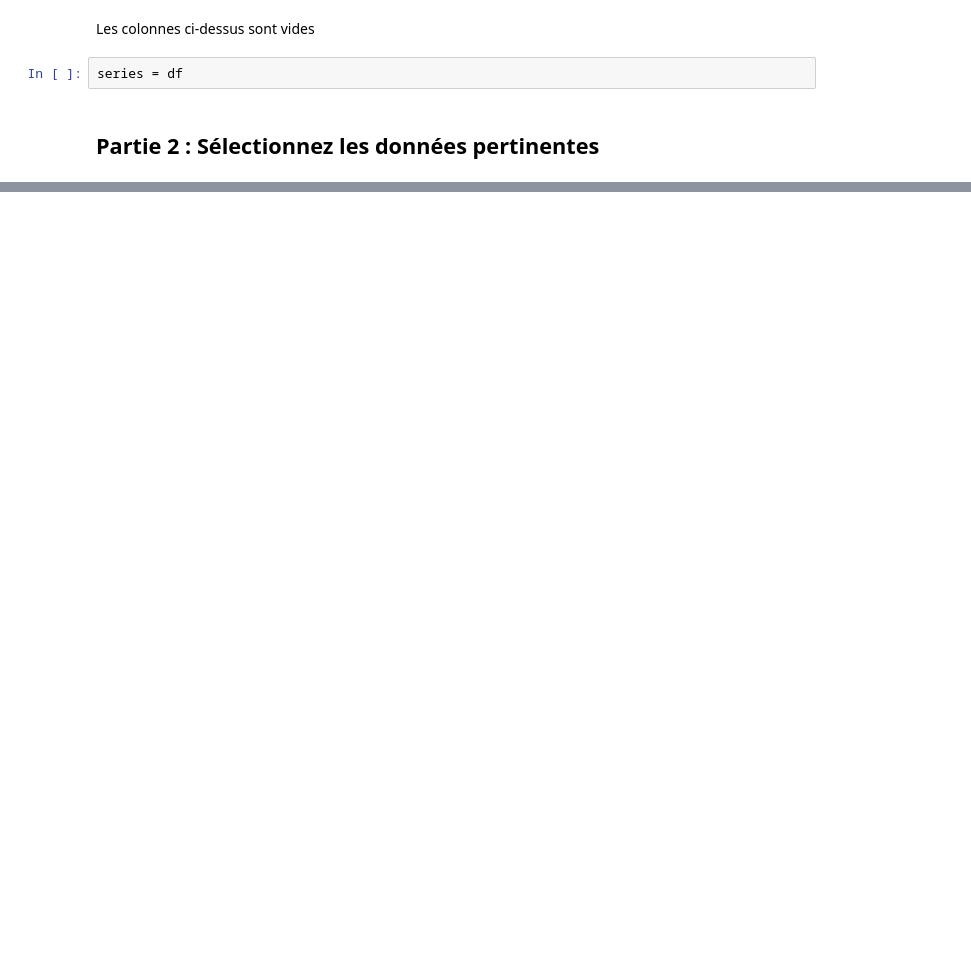
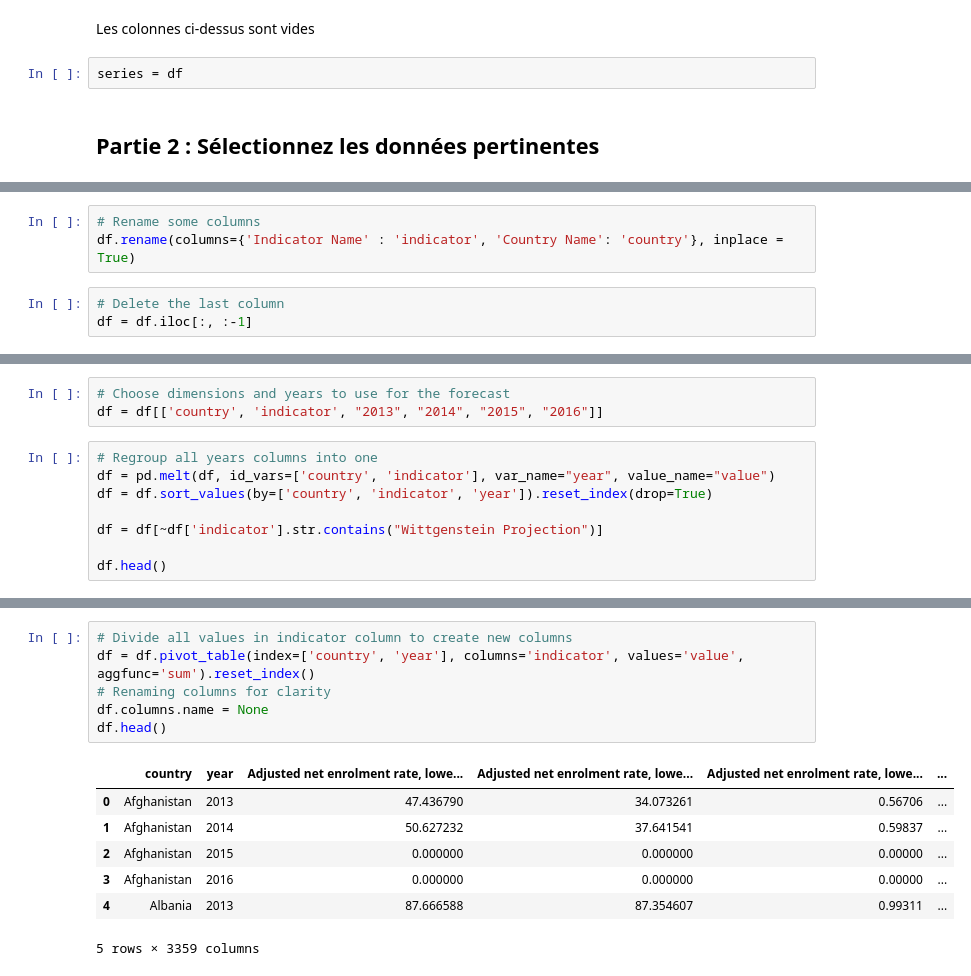
Before and after one commit to jjbochard/ocr_data_science_p2, a Jupyter notebook: study_case_p2.ipynb, the cells around one changed output, grey strips where cells are left out. Drawn from its saved outputs; the diff is of its cells as text; blank space fills up the shorter version.

```diff
--- a/study_case_p2.ipynb
+++ b/study_case_p2.ipynb
@@ -480,0 +421,6 @@ for year in years:
+# %%
+# Rename some columns
+df.rename(columns={'Indicator Name' : 'indicator', 'Country Name': 'country'}, inplace = True)
+# %%
+# Delete the last column
+df = df.iloc[:, :-1]
@@ -480,0 +437,11 @@ for year in years:
+# %%
+# Choose dimensions and years to use for the forecast
+df = df[['country', 'indicator', "2013", "2014", "2015", "2016"]]
+# %%
+# Regroup all years columns into one
+df = pd.melt(df, id_vars=['country', 'indicator'], var_name="year", value_name="value")
+df = df.sort_values(by=['country', 'indicator', 'year']).reset_index(drop=True)
+
+df = df[~df['indicator'].str.contains("Wittgenstein Projection")]
+
+df.head()
@@ -480,0 +455,14 @@ for year in years:
+# %%
+# Divide all values in indicator column to create new columns
+df = df.pivot_table(index=['country', 'year'], columns='indicator', values='value', aggfunc='sum').reset_index()
+# Renaming columns for clarity
+df.columns.name = None
+df.head()
+# %% [output]
+|  | country | year | Adjusted net enrolment rate, lowe... | Adjusted net enrolment rate, lowe... | Adjusted net enrolment rate, lowe... | ... |
+| 0 | Afghanistan | 2013 | 47.436790 | 34.073261 | 0.56706 | ... |
+| 1 | Afghanistan | 2014 | 50.627232 | 37.641541 | 0.59837 | ... |
+| 2 | Afghanistan | 2015 | 0.000000 | 0.000000 | 0.00000 | ... |
+| 3 | Afghanistan | 2016 | 0.000000 | 0.000000 | 0.00000 | ... |
+| 4 | Albania | 2013 | 87.666588 | 87.354607 | 0.99311 | ... |
+5 rows × 3359 columns
```
Also changed, not shown: parts of 41 cells of this notebook.
